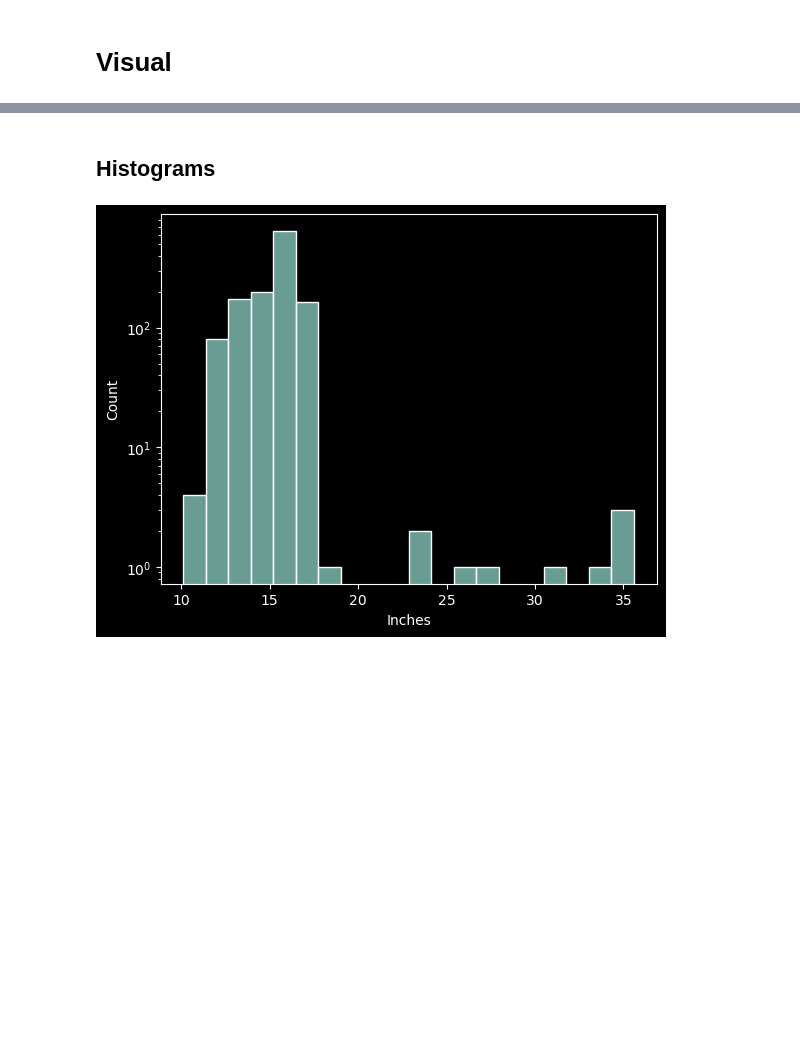
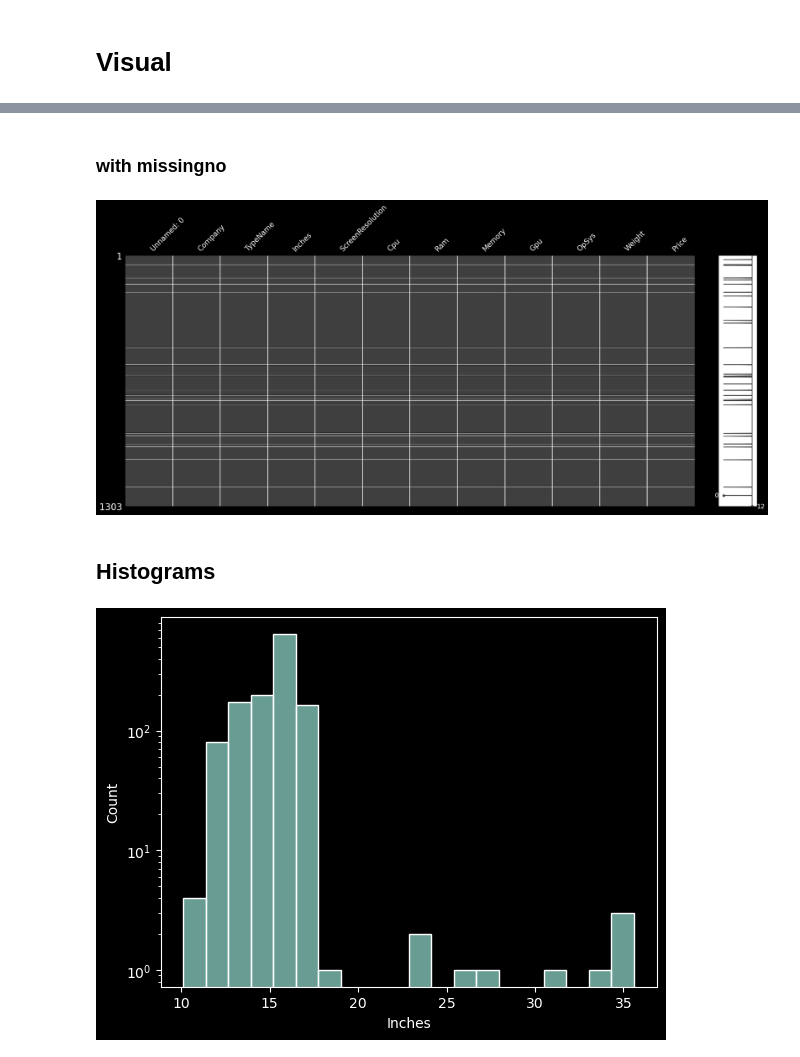
Before and after one commit to Ben-physics-dotcom/DataScience100DaysProjects, a Jupyter notebook: D_1_10/Data_vis.ipynb, the cells around one changed output, grey strips where cells are left out. Drawn from its saved outputs; the diff is of its cells as text; code cells hidden in the pictures; blank space fills up the shorter version.

```diff
--- a/D_1_10/Data_vis.ipynb
+++ b/D_1_10/Data_vis.ipynb
@@ -29,3 +44,10 @@ data.head(2)
+# %% [markdown]
+### with missingno
+# %%
+msno.matrix(ucd)
+plt.show()
+# %% [output]
+[figure, added]
 # %% [markdown]
 ## Histograms
 # %%
```
Also changed, not shown: parts of 22 cells of this notebook.
